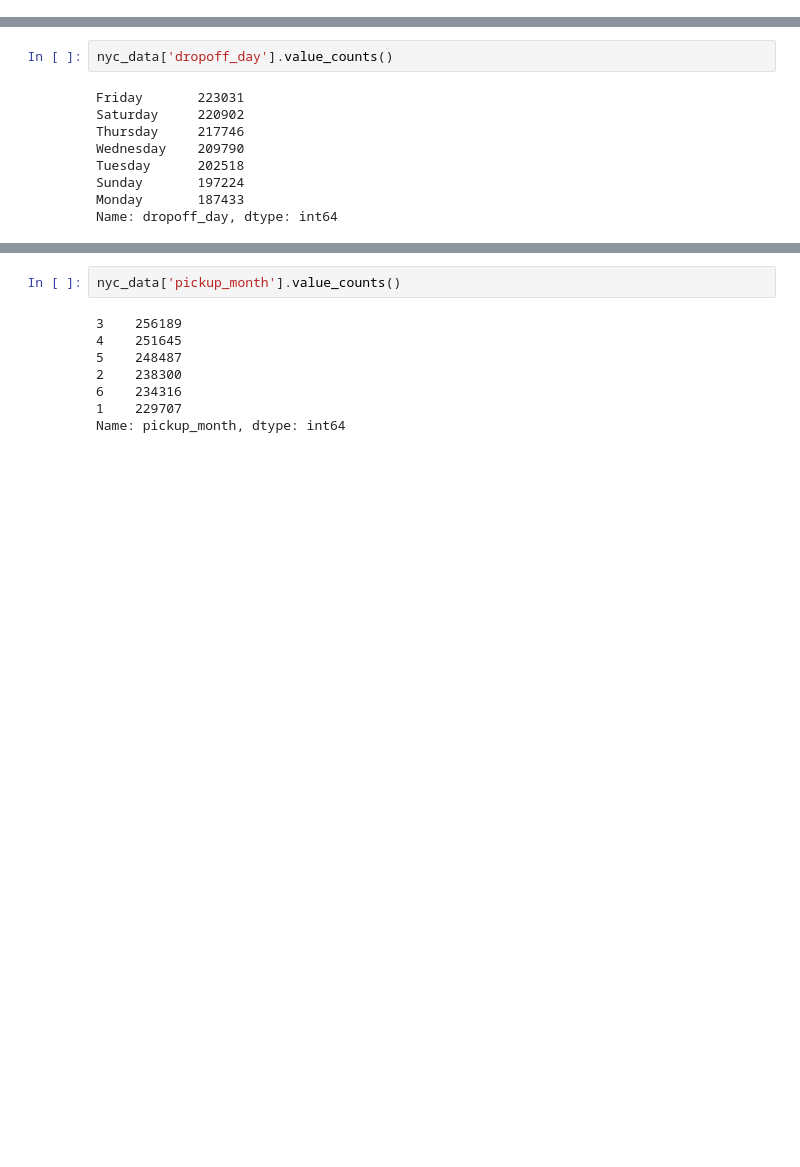
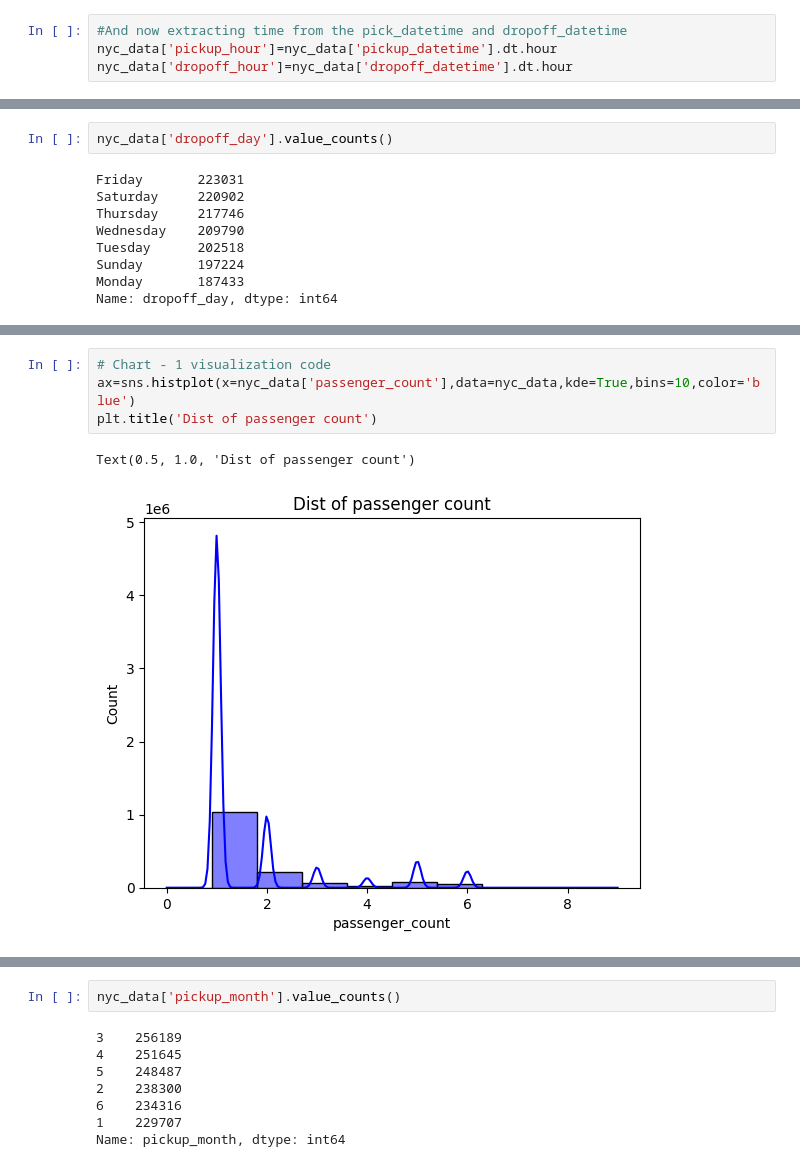
Before and after one commit to Mr-Himanshu123/ML_Project-Taxi-Trip-Time-Prediction, a Jupyter notebook: NYC_Taxi_Trip_Time_Prediction.ipynb, the cells around one changed output, grey strips where cells are left out. Cells and saved outputs as stored; diff of their text form; blank space fills up the shorter version.

```diff
--- a/NYC_Taxi_Trip_Time_Prediction.ipynb
+++ b/NYC_Taxi_Trip_Time_Prediction.ipynb
@@ -318,6 +324,10 @@ nyc_data['dropoff_day']=nyc_data['dropoff_datetime'].dt.day_name()
 #Also Extracting month from the pickup_datetime and dropoff_datetime
 nyc_data['pickup_month']=pd.DatetimeIndex(nyc_data['pickup_datetime']).month
 nyc_data['dropoff_month']=pd.DatetimeIndex(nyc_data['pickup_datetime']).month
+# %%
+#And now extracting time from the pick_datetime and dropoff_datetime
+nyc_data['pickup_hour']=nyc_data['pickup_datetime'].dt.hour
+nyc_data['dropoff_hour']=nyc_data['dropoff_datetime'].dt.hour
 # %%
 #View of data
 nyc_data.head()
@@ -372,0 +418,7 @@ Name: dropoff_day, dtype: int64
+# %%
+# Chart - 1 visualization code
+ax=sns.histplot(x=nyc_data['passenger_count'],data=nyc_data,kde=True,bins=10,color='blue')
+plt.title('Dist of passenger count')
+# %% [output]
+Text(0.5, 1.0, 'Dist of passenger count')
+[figure, added]
```
Also changed, not shown: parts of 191 cells of this notebook.
